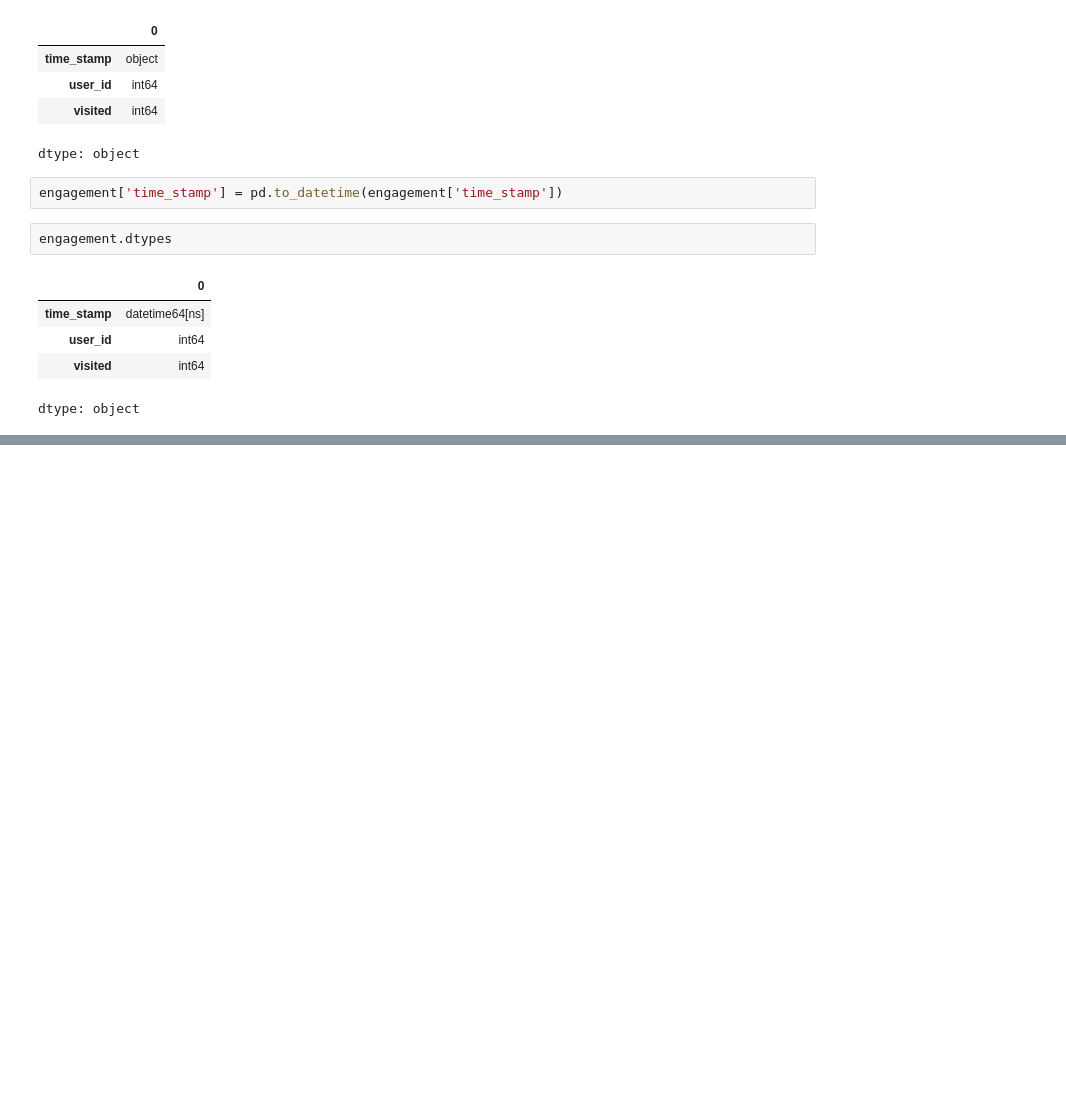
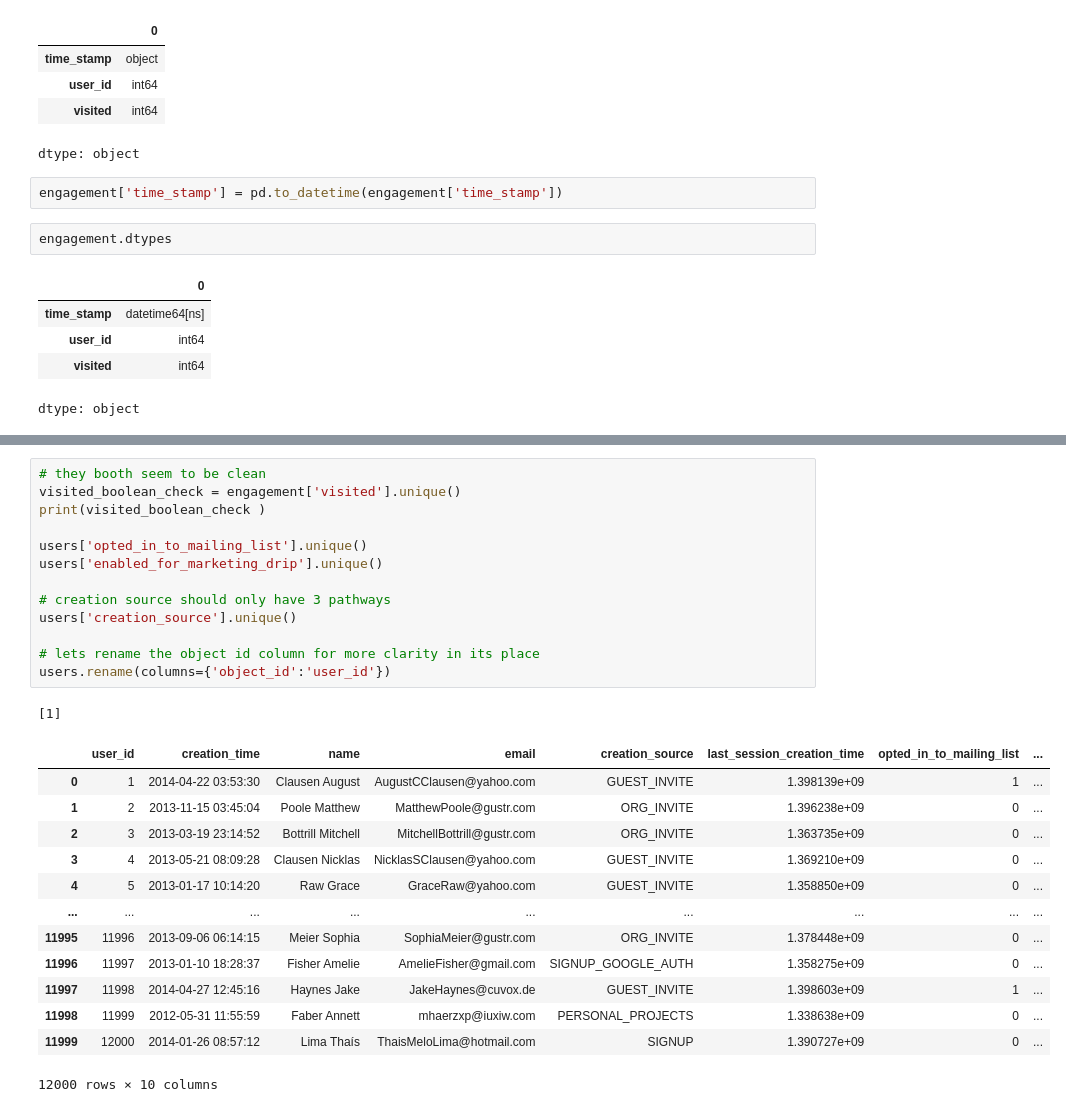
Before and after one commit to nizanhuw/Adoption_rate_project, a Jupyter notebook: relax_1/takehomefile.ipynb, the cells around one changed output, grey strips where cells are left out. Drawn from its saved outputs; the diff is of its cells as text; blank space fills up the shorter version.

```diff
--- a/relax_1/takehomefile.ipynb
+++ b/relax_1/takehomefile.ipynb
@@ -199,0 +214,28 @@ dtype: object
+# %%
+# they booth seem to be clean
+visited_boolean_check = engagement['visited'].unique()
+print(visited_boolean_check )
+
+users['opted_in_to_mailing_list'].unique()
+users['enabled_for_marketing_drip'].unique()
+
+# creation source should only have 3 pathways
+users['creation_source'].unique()
+
+# lets rename the object id column for more clarity in its place
+users.rename(columns={'object_id':'user_id'})
+# %% [output]
+[1]
+|  | user_id | creation_time | name | email | creation_source | last_session_creation_time | opted_in_to_mailing_list | ... |
+| 0 | 1 | 2014-04-22 03:53:30 | Clausen August | AugustCClausen@yahoo.com | GUEST_INVITE | 1.398139e+09 | 1 | ... |
+| 1 | 2 | 2013-11-15 03:45:04 | Poole Matthew | MatthewPoole@gustr.com | ORG_INVITE | 1.396238e+09 | 0 | ... |
+| 2 | 3 | 2013-03-19 23:14:52 | Bottrill Mitchell | MitchellBottrill@gustr.com | ORG_INVITE | 1.363735e+09 | 0 | ... |
+| 3 | 4 | 2013-05-21 08:09:28 | Clausen Nicklas | NicklasSClausen@yahoo.com | GUEST_INVITE | 1.369210e+09 | 0 | ... |
+| 4 | 5 | 2013-01-17 10:14:20 | Raw Grace | GraceRaw@yahoo.com | GUEST_INVITE | 1.358850e+09 | 0 | ... |
+| ... | ... | ... | ... | ... | ... | ... | ... | ... |
+| 11995 | 11996 | 2013-09-06 06:14:15 | Meier Sophia | SophiaMeier@gustr.com | ORG_INVITE | 1.378448e+09 | 0 | ... |
+| 11996 | 11997 | 2013-01-10 18:28:37 | Fisher Amelie | AmelieFisher@gmail.com | SIGNUP_GOOGLE_AUTH | 1.358275e+09 | 0 | ... |
+| 11997 | 11998 | 2014-04-27 12:45:16 | Haynes Jake | JakeHaynes@cuvox.de | GUEST_INVITE | 1.398603e+09 | 1 | ... |
+| 11998 | 11999 | 2012-05-31 11:55:59 | Faber Annett | mhaerzxp@iuxiw.com | PERSONAL_PROJECTS | 1.338638e+09 | 0 | ... |
+| 11999 | 12000 | 2014-01-26 08:57:12 | Lima Thaís | ThaisMeloLima@hotmail.com | SIGNUP | 1.390727e+09 | 0 | ... |
+12000 rows × 10 columns
```
Also changed, not shown: parts of 2 cells of this notebook.
